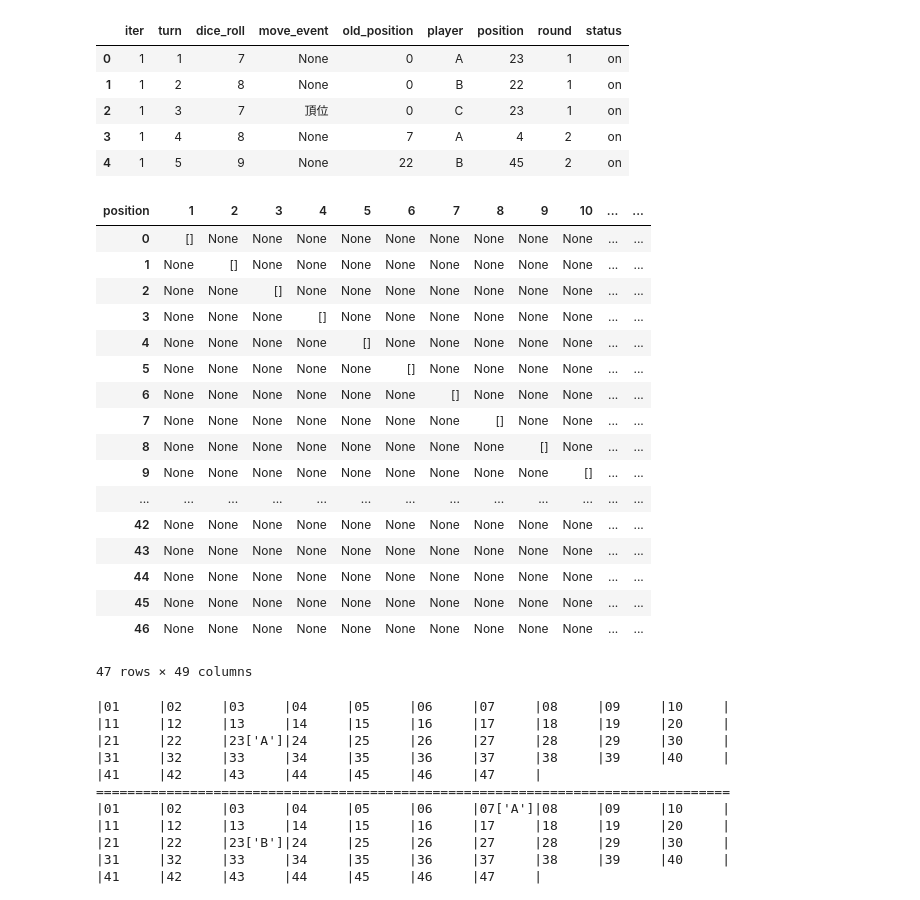
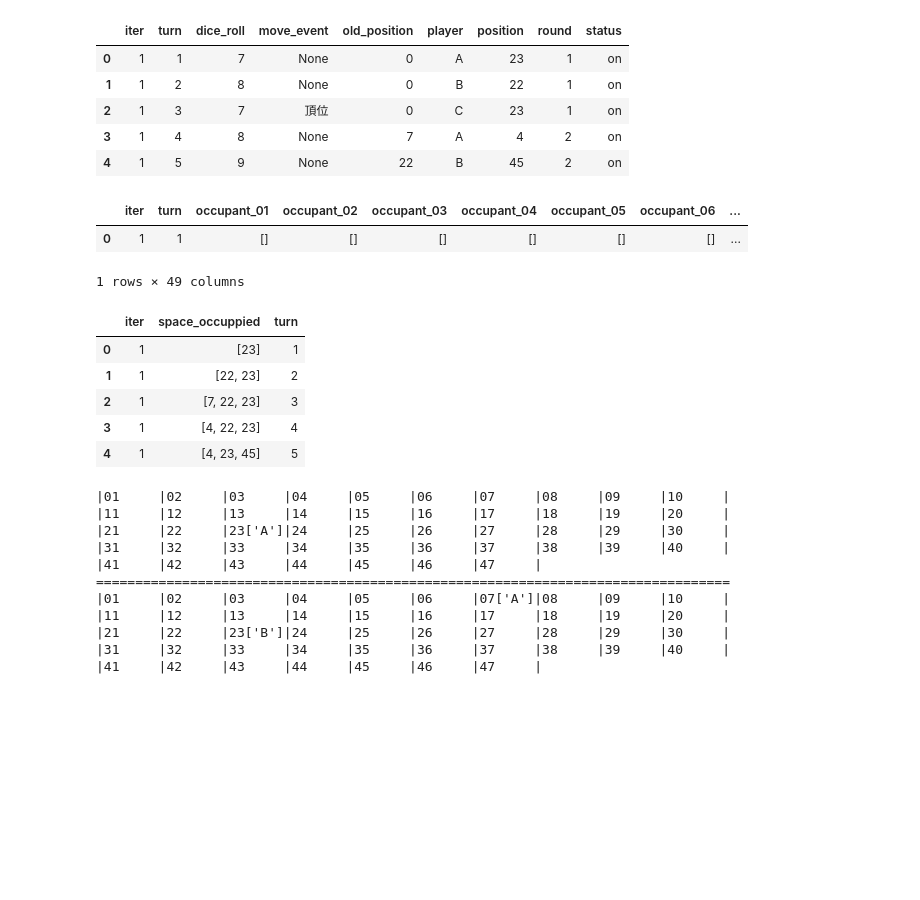
Before and after one commit to leoluyi/huluwen, a Jupyter notebook: simulation.ipynb, the cells around one changed output. Saved outputs shown, nothing was run; the diff lists cells and outputs as text; code cells hidden in the pictures; blank space fills up the shorter version.

```diff
--- a/simulation.ipynb
+++ b/simulation.ipynb
@@ -501,7 +535,7 @@ from pprint import pprint
 # logger.setLevel(logging.INFO)
 logger.setLevel(logging.DEBUG)
 
-h = Huluwen(n_players=2, board_filename=config.board_filename)
+h = Huluwen(n_players=3, board_filename=config.board_filename)
 h.run_game()
 print(h.game.status)
 # %% [output]
@@ -601,33 +647,43 @@ turn_df_combine.set_index(['iter', 'turn']).reset_index().head()
 | 4 | 1 | 5 | 9 | None | 22 | B | 45 | 2 | on |
 # %%
 board_df_list = [(pd.DataFrame(board_dict.board).
-                  pivot(index=None, columns='position', values='occupant').
-                  assign(iter = i+1, turn = j+1))
+                  assign(iter = i+1, turn = j+1).
+                  set_index(['iter', 'turn', 'position']).
+                  unstack().
+                  reset_index()
+                 )
                  for i, board_turn in enumerate(board_ls[:3])
                  for j, board_dict in enumerate(board_turn)]
 
+for df in board_df_list:
+    new_cols = df.columns.map(lambda x: "_".join([x[0], f'{x[1]:02d}']) if x[1] else x[0])
+    df.columns = new_cols
+
 board_df_list[0]
-# board_df_combine = pd.concat(board_df_list)
-# board_df_combine.set_index(['iter', 'turn']).reset_index().head()
 # %% [output]
-| position | 1 | 2 | 3 | 4 | 5 | 6 | 7 | 8 | 9 | 10 | ... | ... |
-| 0 | [] | None | None | None | None | None | None | None | None | None | ... | ... |
-| 1 | None | [] | None | None | None | None | None | None | None | None | ... | ... |
-| 2 | None | None | [] | None | None | None | None | None | None | None | ... | ... |
-| 3 | None | None | None | [] | None | None | None | None | None | None | ... | ... |
-| 4 | None | None | None | None | [] | None | None | None | None | None | ... | ... |
-| 5 | None | None | None | None | None | [] | None | None | None | None | ... | ... |
-| 6 | None | None | None | None | None | None | [] | None | None | None | ... | ... |
-| 7 | None | None | None | None | None | None | None | [] | None | None | ... | ... |
-| 8 | None | None | None | None | None | None | None | None | [] | None | ... | ... |
-| 9 | None | None | None | None | None | None | None | None | None | [] | ... | ... |
-| ... | ... | ... | ... | ... | ... | ... | ... | ... | ... | ... | ... | ... |
-| 42 | None | None | None | None | None | None | None | None | None | None | ... | ... |
-| 43 | None | None | None | None | None | None | None | None | None | None | ... | ... |
-| 44 | None | None | None | None | None | None | None | None | None | None | ... | ... |
-| 45 | None | None | None | None | None | None | None | None | None | None | ... | ... |
-| 46 | None | None | None | None | None | None | None | None | None | None | ... | ... |
+|  | iter | turn | occupant_01 | occupant_02 | occupant_03 | occupant_04 | occupant_05 | occupant_06 | ... |
+| 0 | 1 | 1 | [] | [] | [] | [] | [] | [] | ... |
-47 rows × 49 columns
+1 rows × 49 columns
+# %%
+board_record = [{
+    'iter': i + 1,
+    'turn': j + 1,
+    'space_occuppied': list(map(lambda x: x['position'],
+            filter(lambda x: x['occupant'] != [],
+               board_dict.board)))
+ }
+ for i, board_turn in enumerate(board_ls)
+ for j, board_dict in enumerate(board_turn[:-1])]
+
+
+pd.DataFrame(board_record).head()
+# %% [output]
+|  | iter | space_occuppied | turn |
+| 0 | 1 | [23] | 1 |
+| 1 | 1 | [22, 23] | 2 |
+| 2 | 1 | [7, 22, 23] | 3 |
+| 3 | 1 | [4, 22, 23] | 4 |
+| 4 | 1 | [4, 23, 45] | 5 |
 # %%
 for i in range(10):
     try:
```
Also changed, not shown: parts of 13 cells of this notebook.
